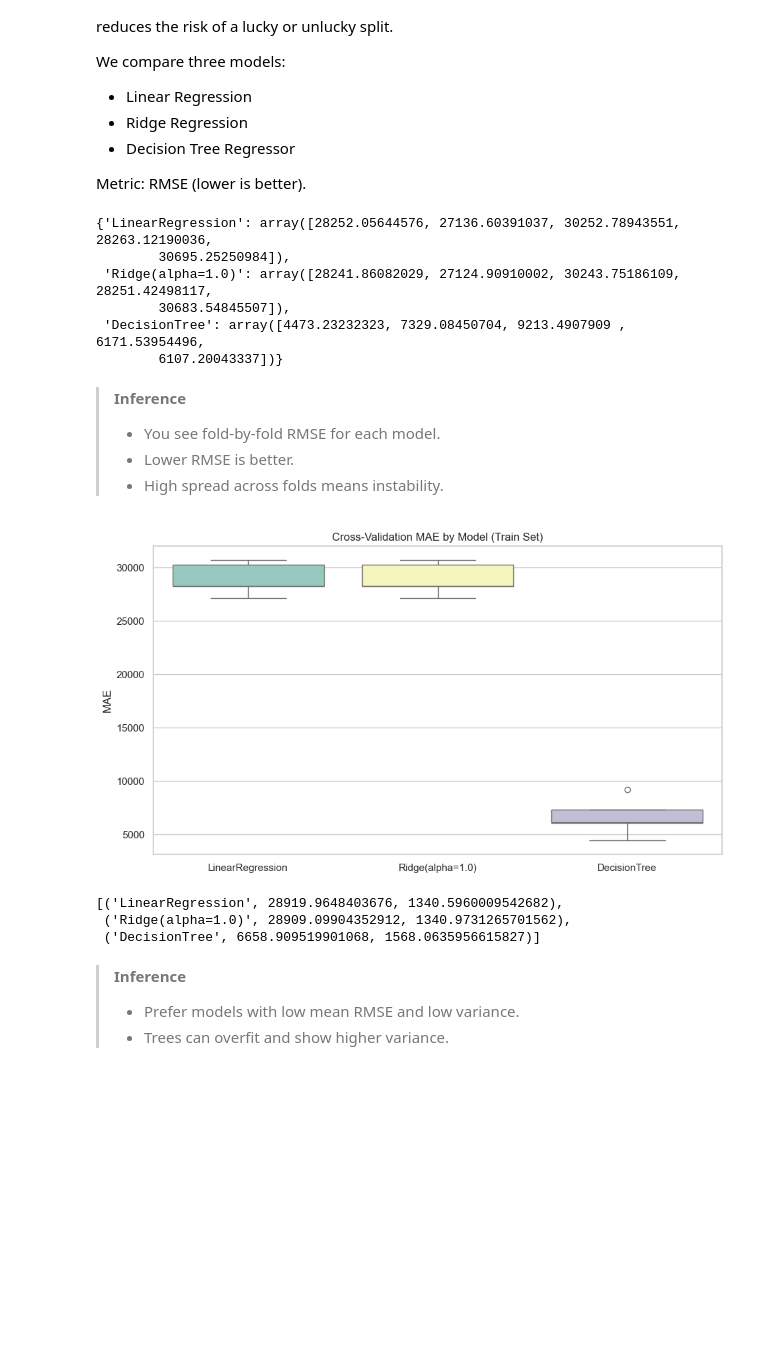
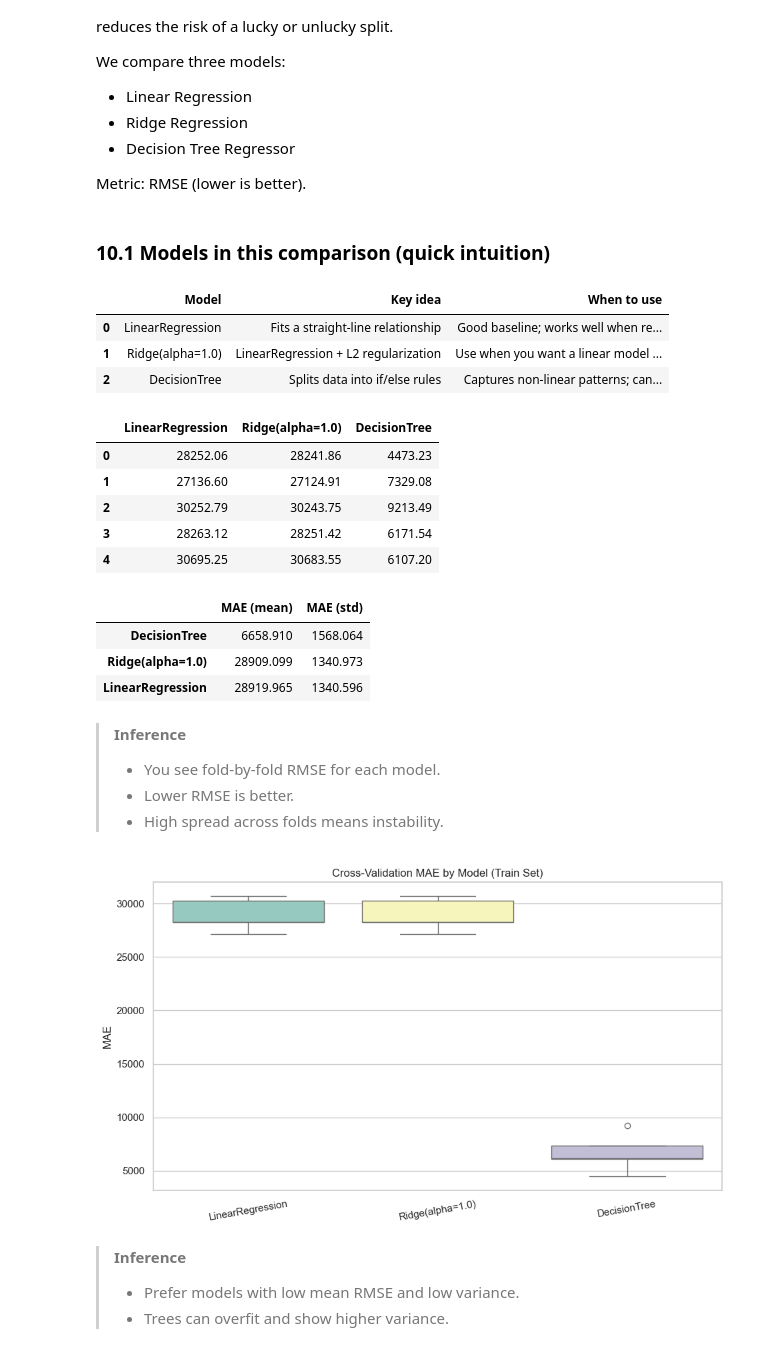
Before and after one commit to nvishnuprasad/ml-learning, a Jupyter notebook: regression/end_to_end_indian_house_rent_regression.ipynb, the cells around one changed output. Drawn from its saved outputs; the diff is of its cells as text; code cells hidden in the pictures; blank space fills up the shorter version.

Commit message:
Updated with tables

```diff
--- a/regression/end_to_end_indian_house_rent_regression.ipynb
+++ b/regression/end_to_end_indian_house_rent_regression.ipynb
@@ -702,6 +768,36 @@ We compare three models:
 - Decision Tree Regressor
 
 Metric: RMSE (lower is better).
+# %% [markdown]
+### 10.1 Models in this comparison (quick intuition)
+# %%
+from IPython.display import display
+
+model_notes = pd.DataFrame(
+    [
+        {
+            "Model": "LinearRegression",
+            "Key idea": "Fits a straight-line relationship",
+            "When to use": "Good baseline; works well when relationships are mostly linear",
+        },
+        {
+            "Model": "Ridge(alpha=1.0)",
+            "Key idea": "LinearRegression + L2 regularization",
+            "When to use": "Use when you want a linear model but with better stability (less overfitting)",
+        },
+        {
+            "Model": "DecisionTree",
+            "Key idea": "Splits data into if/else rules",
+            "When to use": "Captures non-linear patterns; can overfit without constraints",
+        },
+    ]
+)
+display(model_notes)
+# %% [output]
+|  | Model | Key idea | When to use |
+| 0 | LinearRegression | Fits a straight-line relationship | Good baseline; works well when re... |
+| 1 | Ridge(alpha=1.0) | LinearRegression + L2 regularization | Use when you want a linear model ... |
+| 2 | DecisionTree | Splits data into if/else rules | Captures non-linear patterns; can... |
 # %%
 from sklearn.model_selection import KFold, cross_val_score
 from sklearn.linear_model import LinearRegression, Ridge
@@ -716,39 +812,56 @@ candidates = {
     "DecisionTree": DecisionTreeRegressor(random_state=42),
 }
 
-def cv_rmse_scores(model, X, y):
+def cv_mae_scores(model, X, y):
     from sklearn.pipeline import Pipeline
     pipe = Pipeline(steps=[("preprocess", preprocess), ("model", model)])
     scores = cross_val_score(pipe, X, y, cv=cv, scoring="neg_mean_absolute_error")
     return -scores  # convert to positive MAE
 
-cv_scores = {name: cv_rmse_scores(model, X_train_sel, y_train) for name, model in candidates.items()}
-cv_scores
+cv_scores = {name: cv_mae_scores(model, X_train_sel, y_train) for name, model in candidates.items()}
+
+cv_scores_df = pd.DataFrame(cv_scores)
+summary = pd.DataFrame(
+    {
+        "MAE (mean)": cv_scores_df.mean().astype(float),
+        "MAE (std)": cv_scores_df.std(ddof=0).astype(float),
+    }
+).sort_values("MAE (mean)")
+
+display(cv_scores_df.style.format(precision=2))
+display(summary.style.format(precision=3))
 # %% [output]
-{'LinearRegression': array([28252.05644576, 27136.60391037, 30252.78943551, 28263.12190036,
-        30695.25250984]),
- 'Ridge(alpha=1.0)': array([28241.86082029, 27124.90910002, 30243.75186109, 28251.42498117,
-        30683.54845507]),
- 'DecisionTree': array([4473.23232323, 7329.08450704, 9213.4907909 , 6171.53954496,
-        6107.20043337])}
+|  | LinearRegression | Ridge(alpha=1.0) | DecisionTree |
+| 0 | 28252.06 | 28241.86 | 4473.23 |
+| 1 | 27136.60 | 27124.91 | 7329.08 |
+| 2 | 30252.79 | 30243.75 | 9213.49 |
+| 3 | 28263.12 | 28251.42 | 6171.54 |
+| 4 | 30695.25 | 30683.55 | 6107.20 |
+|  | MAE (mean) | MAE (std) |
+| DecisionTree | 6658.910 | 1568.064 |
+| Ridge(alpha=1.0) | 28909.099 | 1340.973 |
+| LinearRegression | 28919.965 | 1340.596 |
 # %% [markdown]
 > **Inference**
 > - You see fold-by-fold RMSE for each model.
 > - Lower RMSE is better.
 > - High spread across folds means instability.
 # %%
+# Visualize CV score distributions (long-form)
+cv_long = cv_scores_df.melt(var_name="model", value_name="mae")
+
 plt.figure(figsize=(11, 6))
-sns.boxplot(data=pd.DataFrame(cv_scores), palette="Set3")
+ax = sns.boxplot(data=cv_long, x="model", y="mae", hue="model", palette="Set3")
+if ax.get_legend() is not None:
+    ax.get_legend().remove()
+
 plt.title("Cross-Validation MAE by Model (Train Set)")
 plt.ylabel("MAE")
+plt.xlabel("")
+plt.xticks(rotation=10)
 plt.show()
-
-[(k, float(np.mean(v)), float(np.std(v))) for k, v in cv_scores.items()]
 # %% [output]
-[figure, old version]
+[figure, new version]
-[('LinearRegression', 28919.9648403676, 1340.5960009542682),
- ('Ridge(alpha=1.0)', 28909.09904352912, 1340.9731265701562),
- ('DecisionTree', 6658.909519901068, 1568.0635956615827)]
 # %% [markdown]
 > **Inference**
 > - Prefer models with low mean RMSE and low variance.
```
Also changed, not shown: parts of 16 cells of this notebook.
